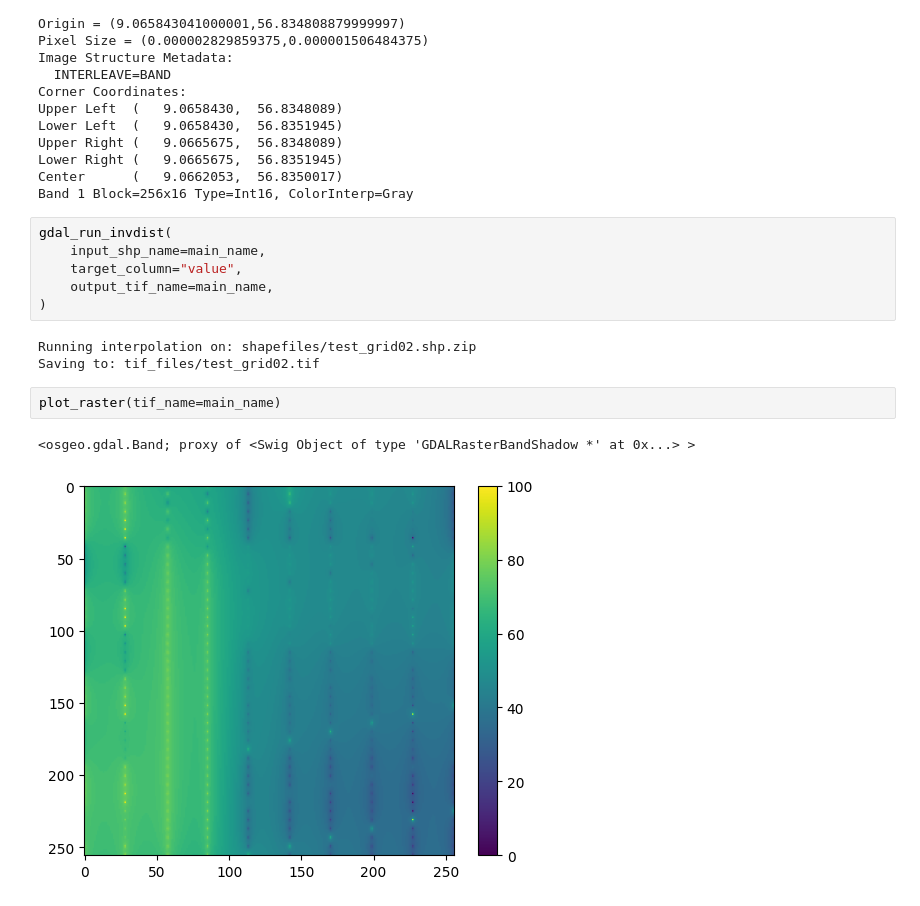
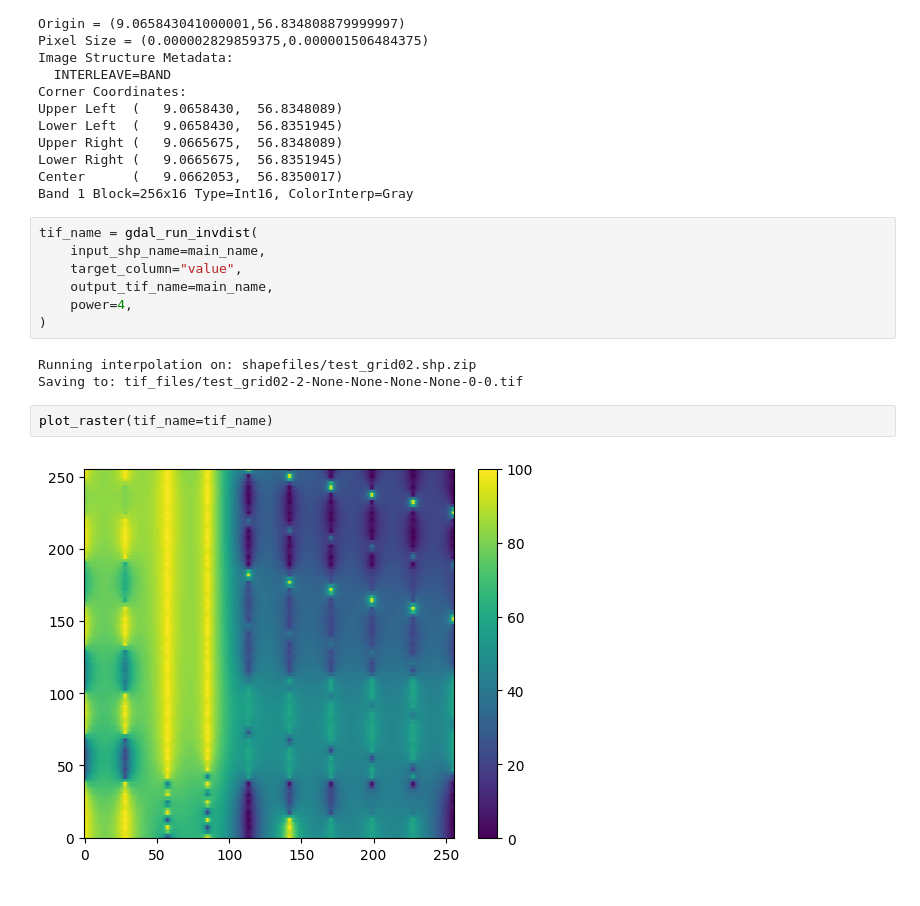
Before and after one commit to figgeous/kml-creator, a Jupyter notebook: gdal_interpolate_and_plot.ipynb, the cells around one changed output. Cells and saved outputs as stored; diff of their text form.

```diff
--- a/gdal_interpolate_and_plot.ipynb
+++ b/gdal_interpolate_and_plot.ipynb
@@ -26,16 +26,16 @@ Lower Right (   9.0665675,  56.8351945)
 Center      (   9.0662053,  56.8350017)
 Band 1 Block=256x16 Type=Int16, ColorInterp=Gray
 # %%
-gdal_run_invdist(
+tif_name = gdal_run_invdist(
     input_shp_name=main_name,
     target_column="value",
     output_tif_name=main_name,
+    power=4,
 )
 # %% [output]
 Running interpolation on: shapefiles/test_grid02.shp.zip
-Saving to: tif_files/test_grid02.tif
+Saving to: tif_files/test_grid02-2-None-None-None-None-0-0.tif
 # %%
-plot_raster(tif_name=main_name)
+plot_raster(tif_name=tif_name)
 # %% [output]
-<osgeo.gdal.Band; proxy of <Swig Object of type 'GDALRasterBandShadow *' at 0x...> >
-[figure, old version]
+[figure, new version]
```
Also changed, not shown: 12 other files.
